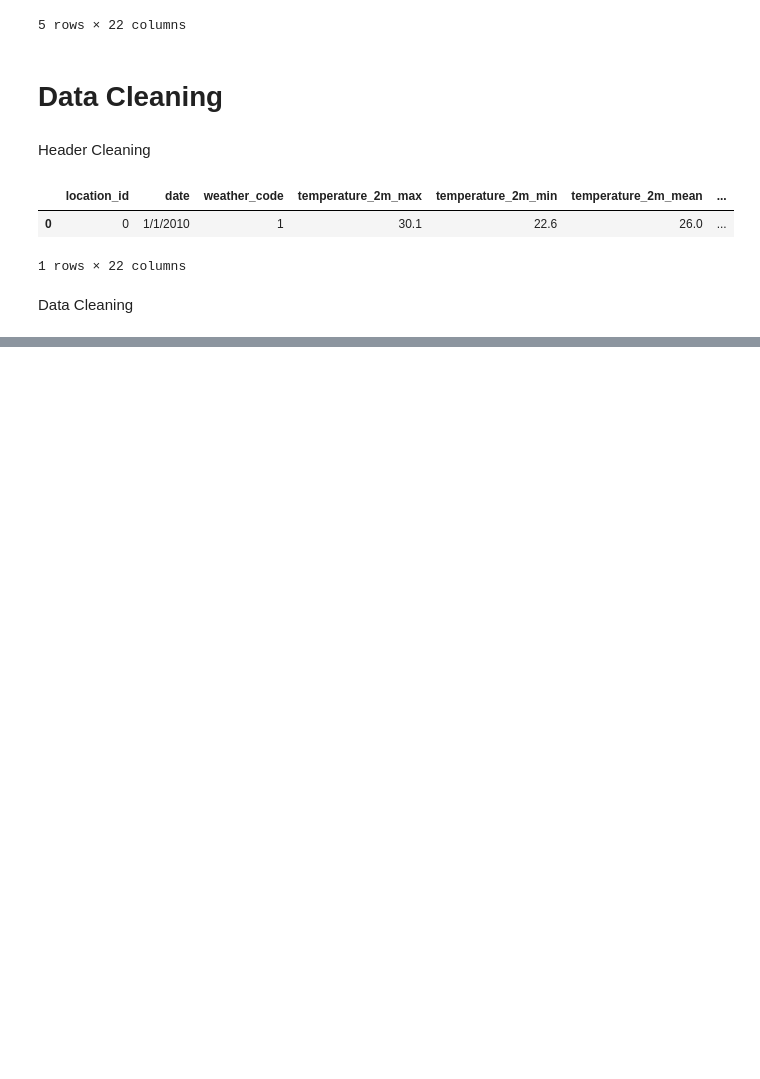
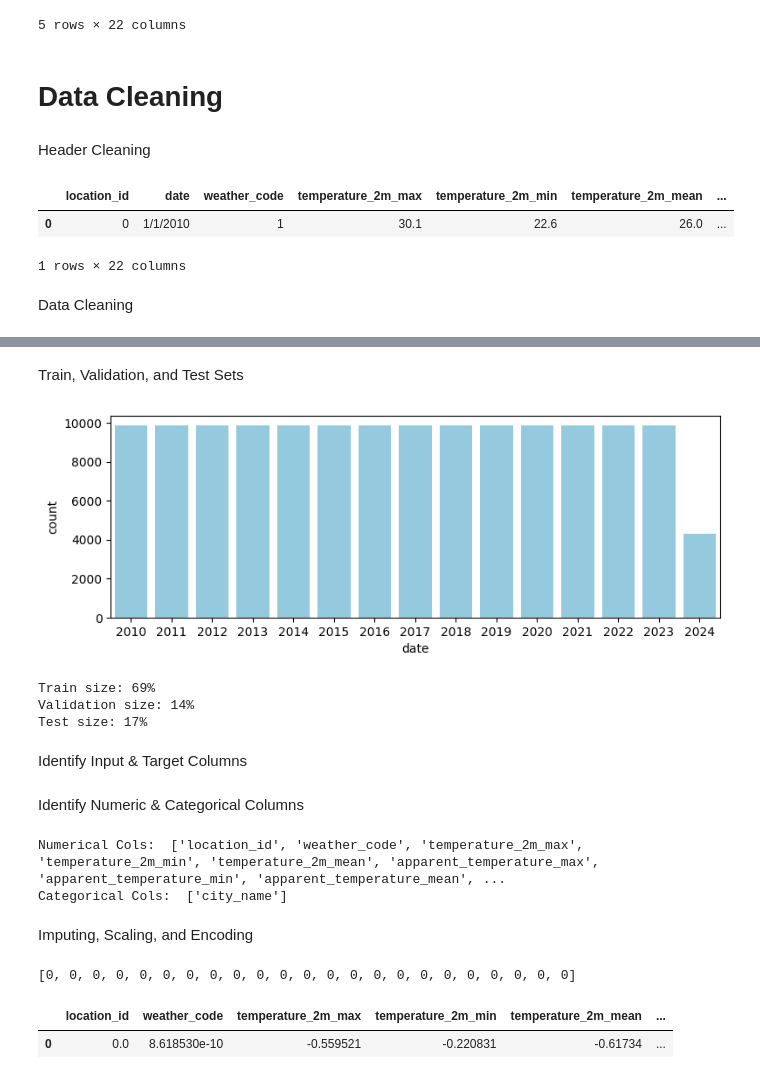
Before and after one commit to Sheminith/sri-lanka-weather-prediction-model, a Jupyter notebook: project.ipynb, the cells around one changed output, grey strips where cells are left out. Drawn from its saved outputs; the diff is of its cells as text; code cells hidden in the pictures; blank space fills up the shorter version.

```diff
--- a/project.ipynb
+++ b/project.ipynb
@@ -95,0 +134,25 @@ np.float64(46.1)
+# %% [markdown]
+Train, Validation, and Test Sets
+# %%
+year = merged_df['date'].dt.year
+
+plt.figure(figsize=(9,3))
+sns.countplot(x=year, color='skyblue')
+plt.show()
+# %% [output]
+[figure, added]
+# %%
+# Split the dataset based on year
+train_df = merged_df[year < 2020].copy()
+val_df = merged_df[(year >= 2020) & (year <= 2021)].copy()
+test_df = merged_df[year >= 2022 ].copy()
+
+print('Train size: {}%'.format(round(len(train_df)/len(merged_df)*100)))
+print('Validation size: {}%'.format(round(len(val_df)/len(merged_df)*100)))
+print('Test size: {}%'.format(round(len(test_df)/len(merged_df)*100)))
+# %% [output]
+Train size: 69%
+Validation size: 14%
+Test size: 17%
+# %% [markdown]
+Identify Input & Target Columns
@@ -95,0 +173,13 @@ np.float64(46.1)
+# %% [markdown]
+Identify Numeric & Categorical Columns
+# %%
+numeric_cols = merged_df.select_dtypes(include=np.number).columns.tolist()
+categorical_cols = merged_df.select_dtypes('object').columns.tolist()
+
+print('Numerical Cols: ', numeric_cols)
+print('Categorical Cols: ', categorical_cols)
+# %% [output]
+Numerical Cols:  ['location_id', 'weather_code', 'temperature_2m_max', 'temperature_2m_min', 'temperature_2m_mean', 'apparent_temperature_max', 'apparent_temperature_min', 'apparent_temperature_mean', ...
+Categorical Cols:  ['city_name']
+# %% [markdown]
+Imputing, Scaling, and Encoding
@@ -95,0 +189,26 @@ np.float64(46.1)
+# %%
+# ============== Imputing missing values ============== #
+#imputer = SimpleImputer(strategy='mean').fit(merged_df[numeric_cols])
+
+#train_df[numeric_cols] = imputer.transform(train_df[numeric_cols])
+#val_df[numeric_cols] = imputer.transform(val_df[numeric_cols])
+#test_df[numeric_cols] = imputer.transform(test_df[numeric_cols])
+
+list(merged_df.isna().sum()) # In our dataset, there are no any missing values. So we do not need to perform imputation
+# %% [output]
+[0, 0, 0, 0, 0, 0, 0, 0, 0, 0, 0, 0, 0, 0, 0, 0, 0, 0, 0, 0, 0, 0, 0]
+# %%
+# ============== Scaling numeric columns ============== #
+
+# Scaling: converting numeric values to a comman range (0:1 or 1:-1)
+
+scaler = MinMaxScaler().fit(merged_df[numeric_cols])
+
+train_df[numeric_cols] = scaler.transform(train_df[numeric_cols])
+val_df[numeric_cols] = scaler.transform(val_df[numeric_cols])
+test_df[numeric_cols] = scaler.transform(test_df[numeric_cols])
+
+train_df[numeric_cols].head(1)
+# %% [output]
+|  | location_id | weather_code | temperature_2m_max | temperature_2m_min | temperature_2m_mean | ... |
+| 0 | 0.0 | 8.618530e-10 | -0.559521 | -0.220831 | -0.61734 | ... |
```
Also changed, not shown: parts of 11 cells of this notebook.
